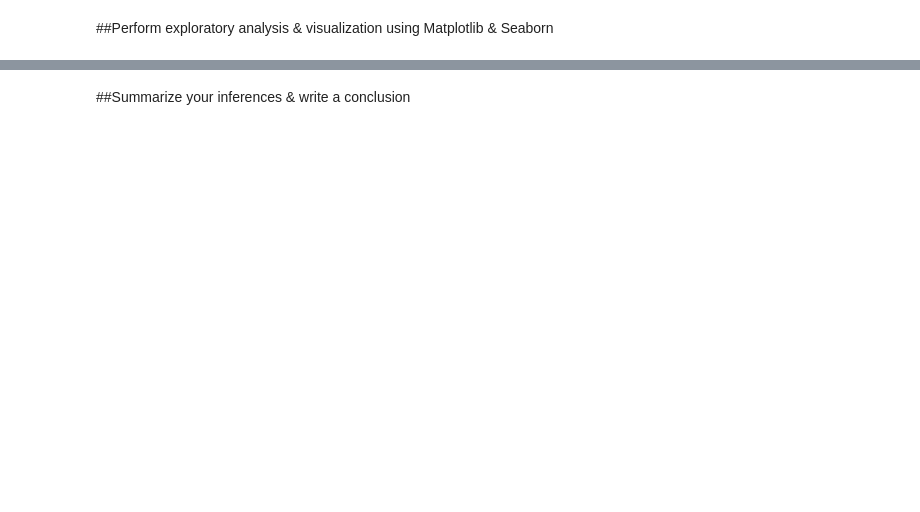
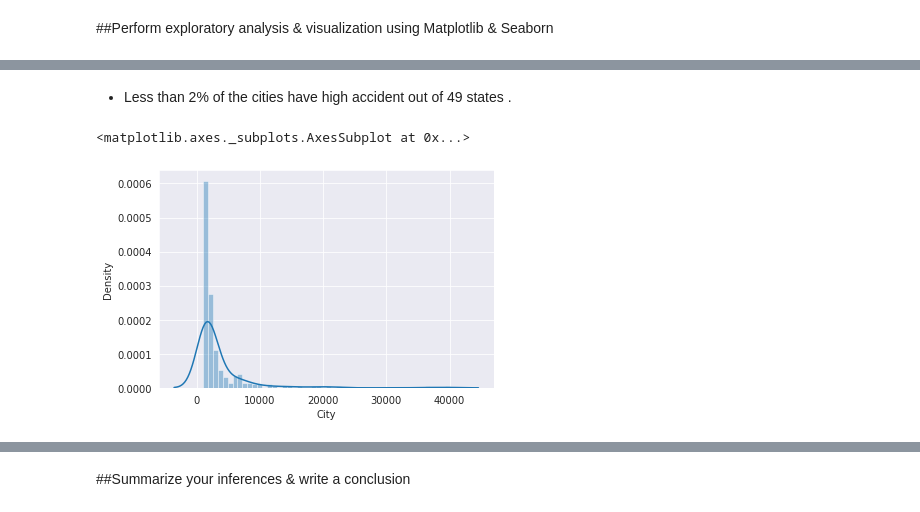
Before and after one commit to victorialarrazolo/US-Accidents, a Jupyter notebook: us_accidents_analysis.ipynb, the cells around one changed output, grey strips where cells are left out. Drawn from its saved outputs; the diff is of its cells as text; code cells hidden in the pictures; blank space fills up the shorter version.

```diff
--- a/us_accidents_analysis.ipynb
+++ b/us_accidents_analysis.ipynb
@@ -179,0 +331,7 @@ missing_percentages[missing_percentages !=0].plot(kind= 'barh')
+# %% [markdown]
+- Less than 2% of the cities have high accident out of 49 states .
+# %%
+sns.distplot(high_accident_cities)
+# %% [output]
+<matplotlib.axes._subplots.AxesSubplot at 0x...>
+[figure, added]
```
Also changed, not shown: parts of 58 cells of this notebook, 1 other file.
